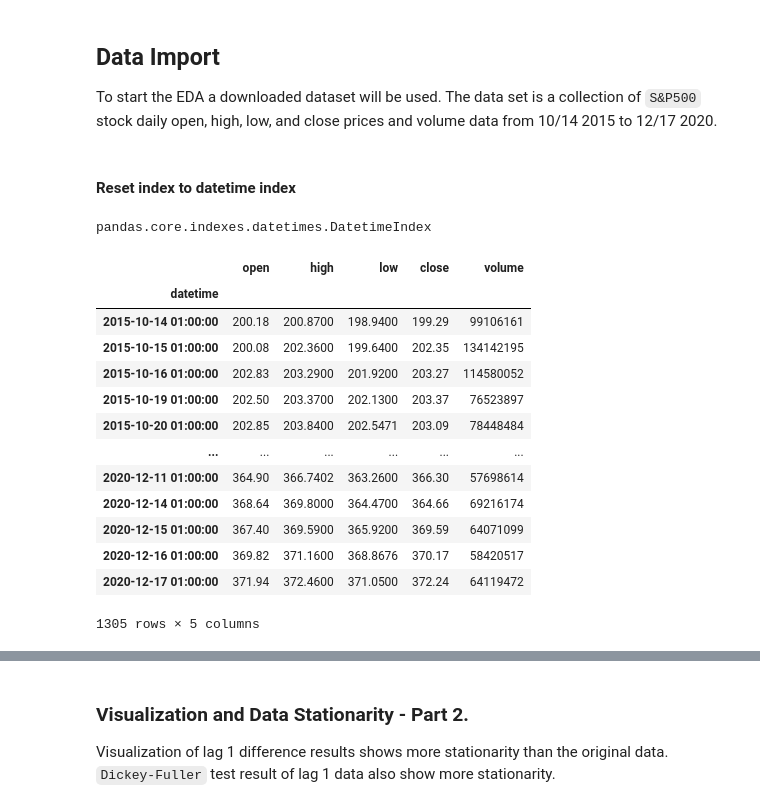
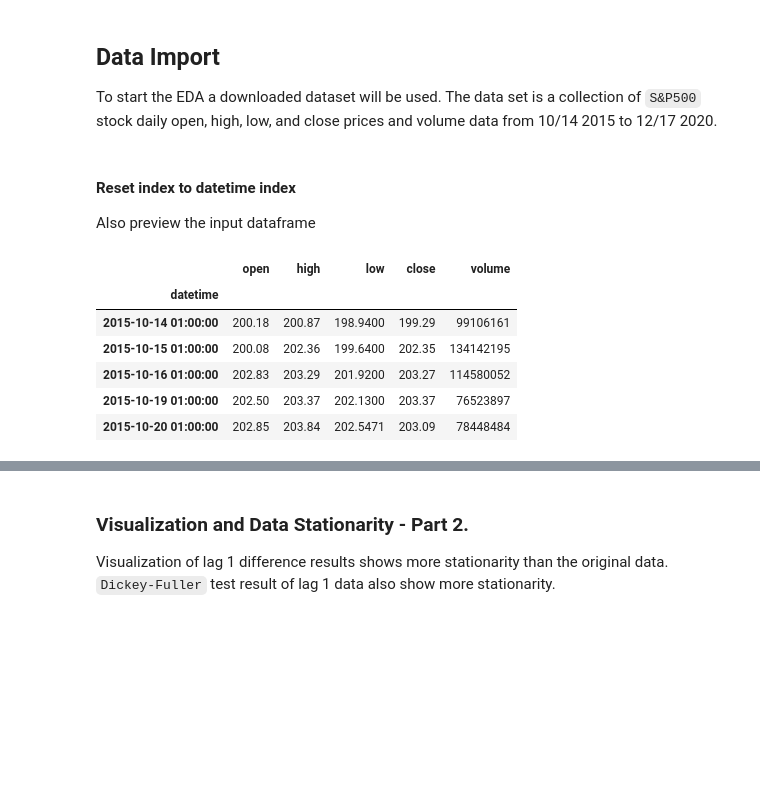
Before and after one commit to yunghanjeong/fitsnbits, a Jupyter notebook: notebooks/spy_stocks_eda.ipynb, the cells around one changed output, grey strips where cells are left out. Saved outputs shown, nothing was run; the diff lists cells and outputs as text; code cells hidden in the pictures; blank space fills up the shorter version.

```diff
--- a/notebooks/spy_stocks_eda.ipynb
+++ b/notebooks/spy_stocks_eda.ipynb
@@ -56,26 +65,17 @@ file_path = "../data/{}_daily01.csv".format(symbol)
 data_df = pd.read_csv(file_path, index_col="datetime")
 # %% [markdown]
 #### Reset index to datetime index
+
+Also preview the input dataframe
 # %%
 data_df.index = pd.DatetimeIndex(data_df.index)
+type(data_df.index)
+data_df.head()
+# %% [output]
+|  | open | high | low | close | volume |
+| datetime |  |  |  |  |  |
+| 2015-10-14 01:00:00 | 200.18 | 200.87 | 198.9400 | 199.29 | 99106161 |
+| 2015-10-15 01:00:00 | 200.08 | 202.36 | 199.6400 | 202.35 | 134142195 |
+| 2015-10-16 01:00:00 | 202.83 | 203.29 | 201.9200 | 203.27 | 114580052 |
+| 2015-10-19 01:00:00 | 202.50 | 203.37 | 202.1300 | 203.37 | 76523897 |
+| 2015-10-20 01:00:00 | 202.85 | 203.84 | 202.5471 | 203.09 | 78448484 |
-# %%
-type(data_df.index)
-# %% [output]
-pandas.core.indexes.datetimes.DatetimeIndex
-# %%
-data_df
-# %% [output]
-|  | open | high | low | close | volume |
-| datetime |  |  |  |  |  |
-| 2015-10-14 01:00:00 | 200.18 | 200.8700 | 198.9400 | 199.29 | 99106161 |
-| 2015-10-15 01:00:00 | 200.08 | 202.3600 | 199.6400 | 202.35 | 134142195 |
-| 2015-10-16 01:00:00 | 202.83 | 203.2900 | 201.9200 | 203.27 | 114580052 |
-| 2015-10-19 01:00:00 | 202.50 | 203.3700 | 202.1300 | 203.37 | 76523897 |
-| 2015-10-20 01:00:00 | 202.85 | 203.8400 | 202.5471 | 203.09 | 78448484 |
-| ... | ... | ... | ... | ... | ... |
-| 2020-12-11 01:00:00 | 364.90 | 366.7402 | 363.2600 | 366.30 | 57698614 |
-| 2020-12-14 01:00:00 | 368.64 | 369.8000 | 364.4700 | 364.66 | 69216174 |
-| 2020-12-15 01:00:00 | 367.40 | 369.5900 | 365.9200 | 369.59 | 64071099 |
-| 2020-12-16 01:00:00 | 369.82 | 371.1600 | 368.8676 | 370.17 | 58420517 |
-| 2020-12-17 01:00:00 | 371.94 | 372.4600 | 371.0500 | 372.24 | 64119472 |
-1305 rows × 5 columns
```
Also changed, not shown: parts of 33 cells of this notebook, 2 other files.
